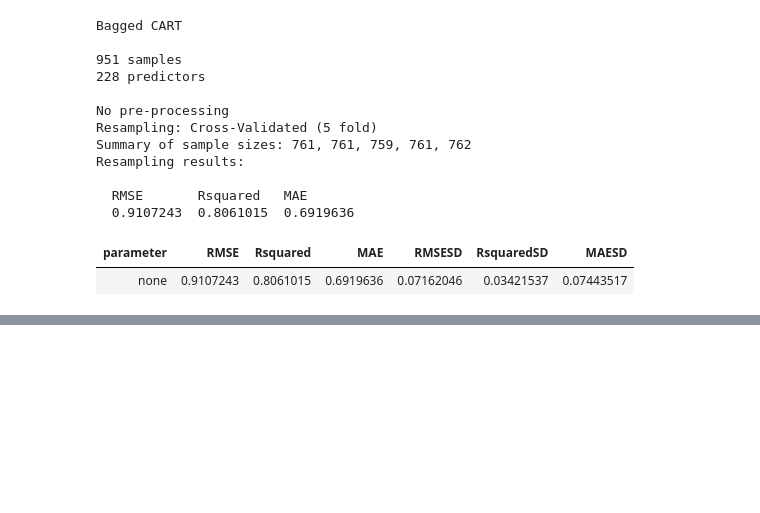
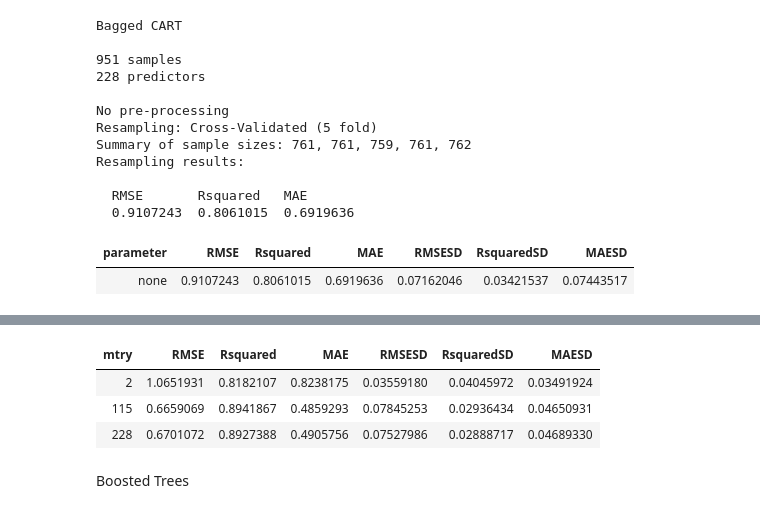
Before and after one commit to Randallzoeng/BookClub, a Jupyter notebook: AppliedPredictiveModeling/Chap. 8 Regression Trees and Rule-Based Models.ipynb, the cells around one changed output, grey strips where cells are left out. Cells and saved outputs as stored; diff of their text form; code cells hidden in the pictures; blank space fills up the shorter version.

```diff
--- a/AppliedPredictiveModeling/Chap. 8 Regression Trees and Rule-Based Models.ipynb
+++ b/AppliedPredictiveModeling/Chap. 8 Regression Trees and Rule-Based Models.ipynb
@@ -162,0 +191,13 @@ fit_treebag$results
+# %%
+library(caret)
+fit_rf<- train(solTrainXtrans,solTrainY,method = "rf",
+#                method = "cforest",
+                    trControl=trainControl(method = "cv",number=5))
+fit_rf$results
+# %% [output]
+| mtry | RMSE | Rsquared | MAE | RMSESD | RsquaredSD | MAESD |
+| 2 | 1.0651931 | 0.8182107 | 0.8238175 | 0.03559180 | 0.04045972 | 0.03491924 |
+| 115 | 0.6659069 | 0.8941867 | 0.4859293 | 0.07845253 | 0.02936434 | 0.04650931 |
+| 228 | 0.6701072 | 0.8927388 | 0.4905756 | 0.07527986 | 0.02888717 | 0.04689330 |
+# %% [markdown]
+Boosted Trees
```
Also changed, not shown: parts of 13 cells of this notebook.
